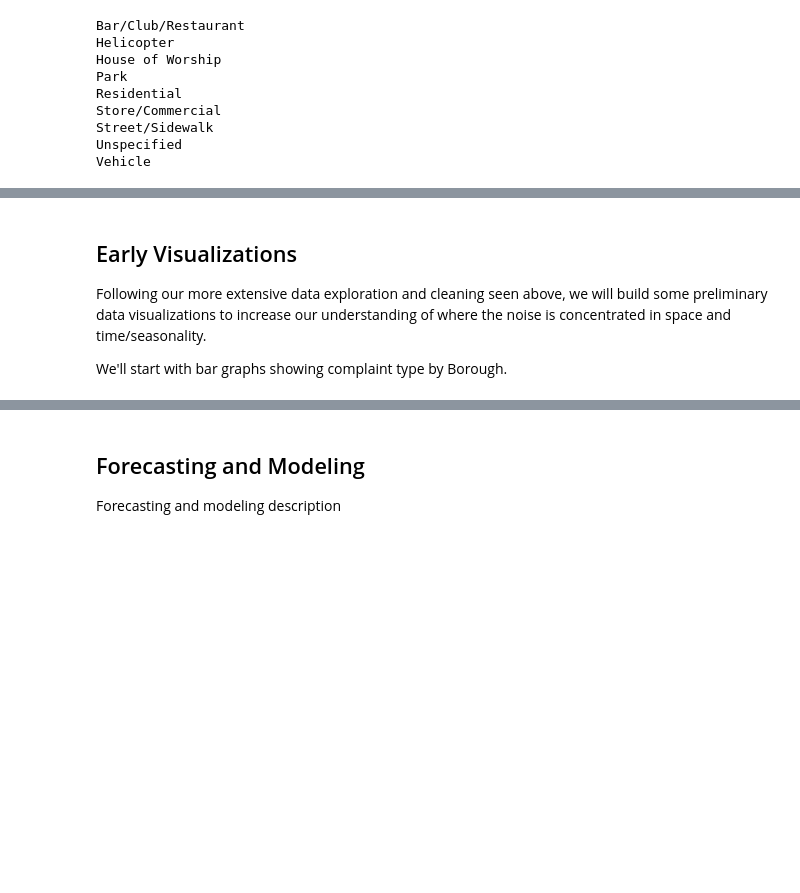
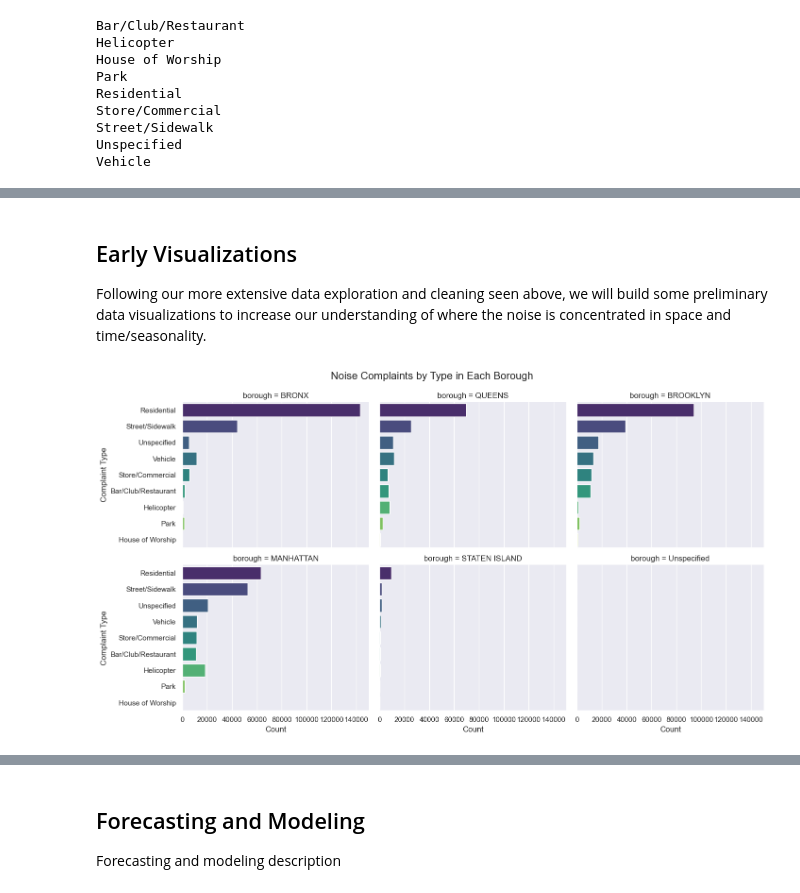
Before and after one commit to oliviamohning/nyc-311-noise-analysis, a Jupyter notebook: notebooks/nyc_311_noise_analysis.ipynb, the cells around one changed output, grey strips where cells are left out. Saved outputs shown, nothing was run; the diff lists cells and outputs as text; code cells hidden in the pictures; blank space fills up the shorter version.

```diff
--- a/notebooks/nyc_311_noise_analysis.ipynb
+++ b/notebooks/nyc_311_noise_analysis.ipynb
@@ -541,0 +525,9 @@ noise_df.head(20)
+# %%
+# 5. Dropping unique key (don't need it), status, community_board, open_data_channel_type, park_facility_name, park_borough, vehicle_type
+cols_to_drop = ["unique_key", "status", "community_board", "open_data_channel_type",
+                "park_facility_name", "park_borough", "vehicle_type"]
+
+noise_df_cleaned = noise_df_cleaned.drop(columns=cols_to_drop)
+
+print("Dropped columns:", cols_to_drop)
+print("\nRemaining columns:", noise_df_cleaned.columns.tolist())
@@ -542,7 +548,29 @@ noise_df.head(20)
 # %% [markdown]
 ## Early Visualizations
 Following our more extensive data exploration and cleaning seen above, we will build some preliminary data visualizations to increase our understanding of where the noise is concentrated in space and time/seasonality.
-
-We'll start with bar graphs showing complaint type by Borough.
 # %%
-# 1. Bar graph showing complaint_type for Brooklyn
+# Bar graphs of noise complaint types by borough (horizontal for readability)
+
+complaint_order = noise_df_cleaned["complaint_type"].value_counts().index
+
+# Create FacetGrid
+g = sns.catplot(
+    data=noise_df_cleaned,
+    y="complaint_type",   # y instead of x -> horizontal bars
+    kind="count",
+    col="borough",
+    col_wrap=3,
+    order=complaint_order,
+    height=4,
+    aspect=1.2,
+    palette="viridis"
+)
+
+# Set titles and labels
+g.set_axis_labels("Count", "Complaint Type")
+g.fig.subplots_adjust(top=0.9)
+g.fig.suptitle("Noise Complaints by Type in Each Borough", fontsize=16)
+
+plt.show()
+# %% [output]
+[figure, added]
```
Also changed, not shown: parts of 65 cells of this notebook, 5 other files.
